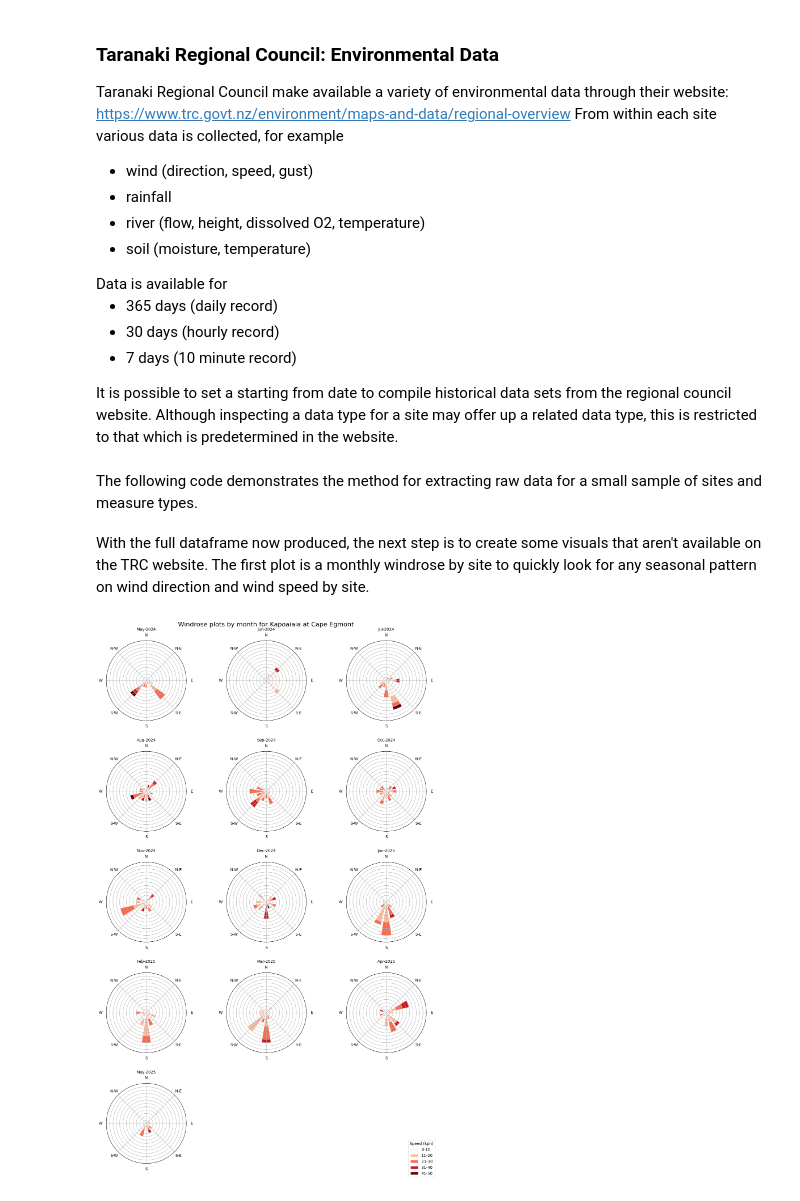
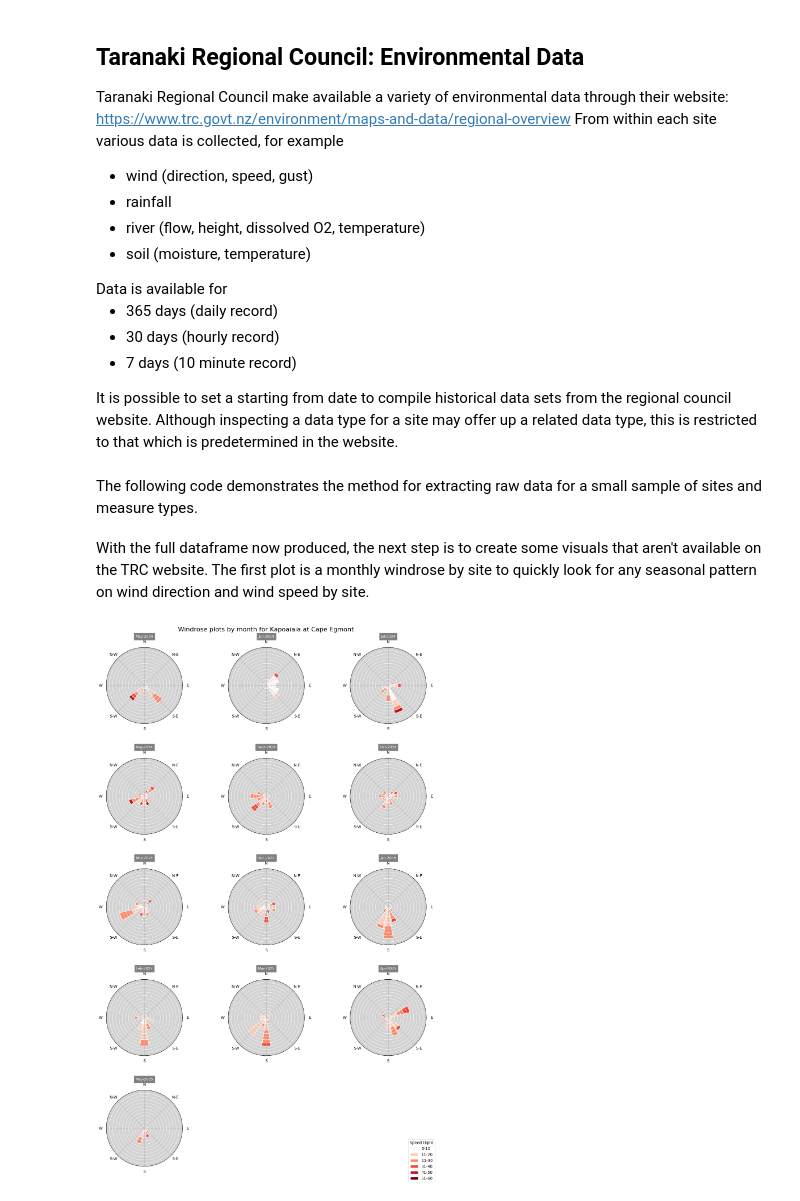
Before and after one commit to Hamish-StonyAnalytics/enviro-data, a Jupyter notebook: notebooks/TRCData.ipynb, the cells around one changed output. Cells and saved outputs as stored; diff of their text form; code cells hidden in the pictures.

```diff
--- a/notebooks/TRCData.ipynb
+++ b/notebooks/TRCData.ipynb
@@ -1,5 +1,5 @@
 # %% [markdown]
-### Taranaki Regional Council: Environmental Data
+## Taranaki Regional Council: Environmental Data
 Taranaki Regional Council make available a variety of environmental data through their website: https://www.trc.govt.nz/environment/maps-and-data/regional-overview
 From within each site various data is collected, for example
 <ul><li>wind (direction, speed, gust)</li> <li>rainfall</li> <li>river (flow, height, dissolved O2, temperature)</li> <li>soil (moisture, temperature)</li></ul>
@@ -92,12 +91,12 @@ df_wide = df_wide.rename(columns={
 maxws = df_wide[['speed']].max()
 maxws_up = int((((maxws / 10) + 1).round() * 10).iloc[0])
 
-bins = list(range(0, maxws_up, 10))
-labels = list(map(lambda x: '0-' + str(x + 10) if x == 0 else str(x + 1) + '-' + str(x + 10) , bins))[:-1]
-labels_full = list(map(lambda x: '0-' + str(x + 10) if x == 0 else str(x + 1) + '-' + str(x + 10) , bins))
+bins = list(range(0, maxws_up + 10, 10))
+labels = list(map(lambda x: '0-' + str(x + 10) if x == 0 else str(x + 1) + '-' + str(x + 10) , bins)) #[:-1]
+#labels_full = list(map(lambda x: '0-' + str(x + 10) if x == 0 else str(x + 1) + '-' + str(x + 10) , bins))
 
 df_site = df_wide[df_wide['site_label'] == site]
-df_site['Wind Bin'] = pd.cut(df_site['speed'], bins=bins, labels=labels)
+df_site['Wind Bin'] = pd.cut(df_site['speed'], bins=bins, include_lowest=True)
 df_site['mm-yyyy'] = pd.to_datetime(df_site['mm-yyyy'], format="%Y-%m")
 
 nsectors = 16
@@ -117,35 +116,36 @@ ncols = 3
 nrows = (n_months + ncols -1) // ncols
 
 fig = plt.figure(figsize=(ncols * 4, nrows * 4))
 gs = gridspec.GridSpec(nrows, ncols, figure=fig)
 reds = plt.get_cmap('Reds')
 
 for i, month in enumerate(months):
     row = i // ncols
     col = i % ncols
     ax = WindroseAxes(fig, gs[row, col])
     fig.add_axes(ax)
 
     month_data = df_site[df_site['mm-yyyy'] == month]
     ax.bar(
         month_data['direction'],
         month_data['speed'],
         bins=bins,
         label=labels,
         nsector=nsectors,
         edgecolor='white',
         cmap=reds
     )
-    ax.set_title(month.strftime("%b-%Y"), fontsize = 10)
+    ax.set_title(month.strftime("%b-%Y"), fontsize = 9, backgroundcolor='grey', color='white')
     ax.set_ylim(0, max_freq-1)
     ax.set_yticks(range(0, max_freq-1, 1))
+    ax.tick_params(axis='y', grid_color='white', width=0.1)
     ax.set_yticklabels([])
-    #ax.set_legend(title="Speed (kph)",fontsize=8)
+    ax.set_facecolor("lightgrey")
 
 fig.suptitle(f"Windrose plots by month for {site}", fontsize = 16)
-fig.legend(labels_full, title="Speed (kph)", loc="lower right")
+fig.legend(labels, title="Speed (kph)", loc="lower right")
 plt.tight_layout()
-plt.subplots_adjust(wspace=0.5)
+plt.subplots_adjust(wspace=0.6)
 plt.show()
 # %% [output]
-[figure, old version]
+[figure, new version]
```
Also changed, not shown: parts of 3 cells of this notebook, 1 other file.
